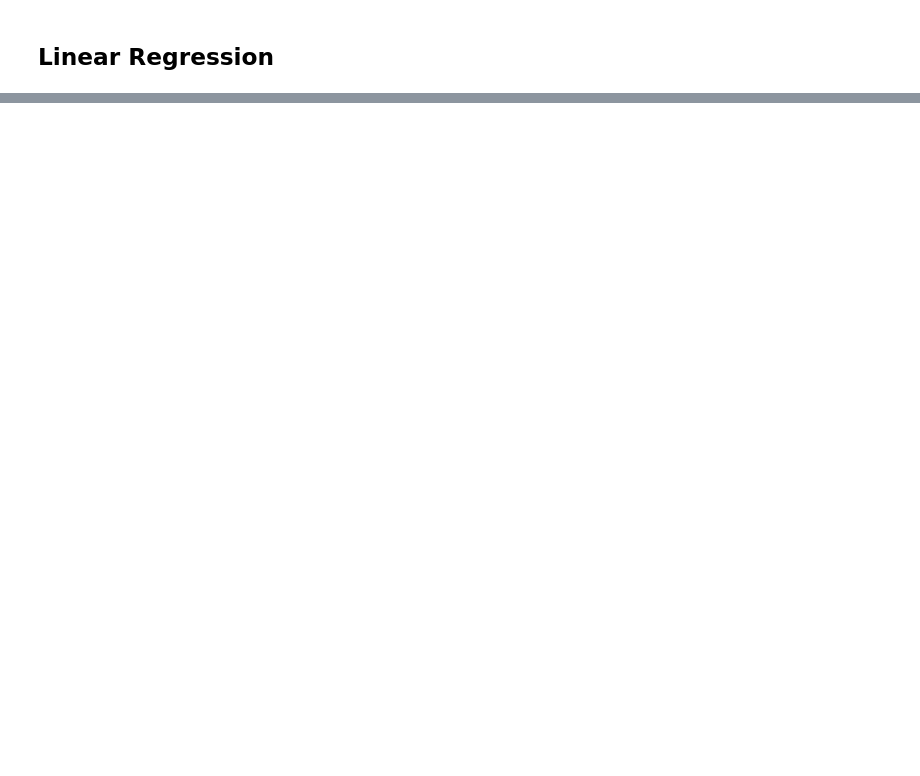
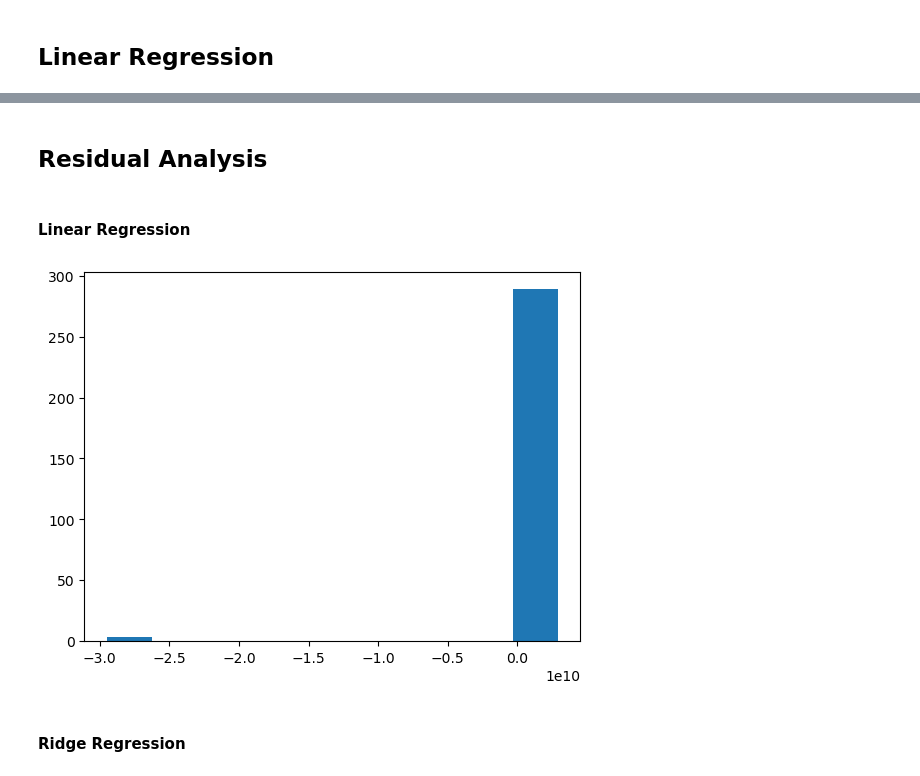
Before and after one commit to Debnath-Goutam/Housing, a Jupyter notebook: Housing.ipynb, the cells around one changed output, grey strips where cells are left out. Drawn from its saved outputs; the diff is of its cells as text; code cells hidden in the pictures; blank space fills up the shorter version.

Commit message:
Completed model building, analysis and inference

```diff
--- a/Housing.ipynb
+++ b/Housing.ipynb
@@ -401,2 +423,6 @@ from sklearn.linear_model import Ridge
 # %% [markdown]
 ## Linear Regression
+# %%
+lr = LinearRegression()
+# %%
+lr.fit(X=X_train, y=y_train)
@@ -402,0 +443,2 @@ from sklearn.linear_model import Ridge
+# %%
+y_pred_lr_test = lr.predict(X_test)
@@ -402,0 +558,13 @@ from sklearn.linear_model import Ridge
+# %% [markdown]
+## Residual Analysis
+# %% [markdown]
+#### Linear Regression
+# %%
+res_lr = y_test - y_pred_lr_test
+# %%
+plt.hist(res_lr)
+plt.show()
+# %% [output]
+[figure, added]
+# %% [markdown]
+#### Ridge Regression
```
Also changed, not shown: parts of 62 cells of this notebook.
